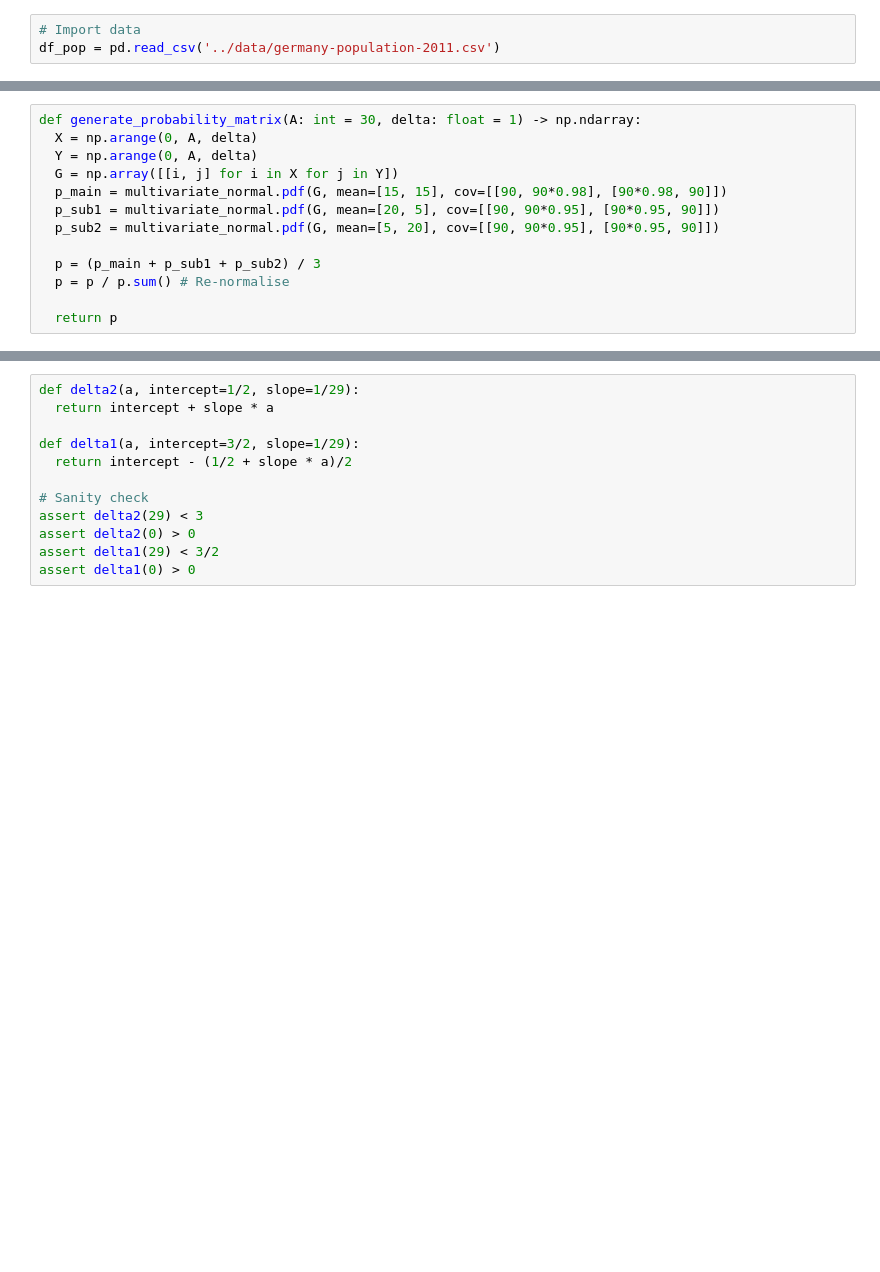
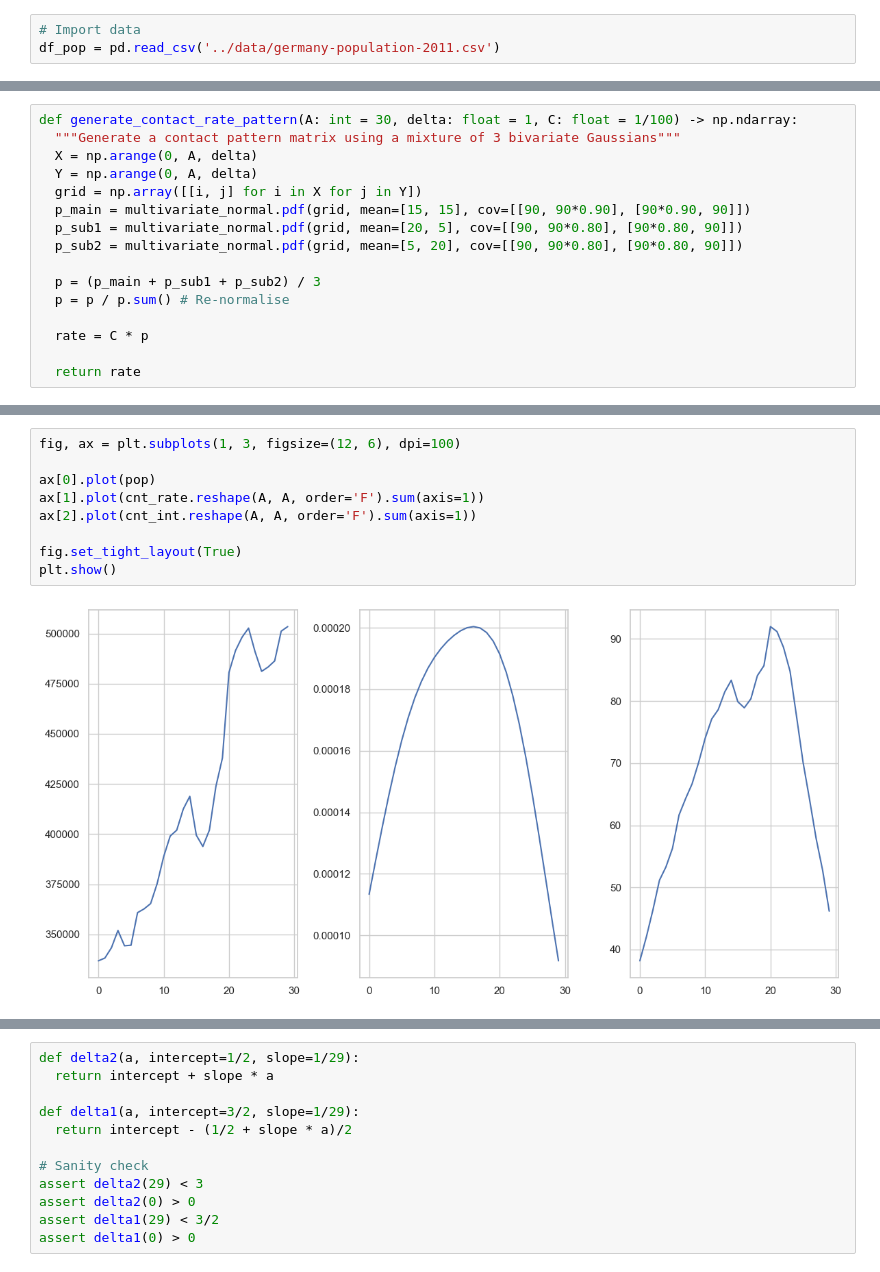
Before and after one commit to ShozenD/cntmosaic, a Jupyter notebook: notebooks/synthetic_data.ipynb, the cells around one changed output, grey strips where cells are left out. Drawn from its saved outputs; the diff is of its cells as text; blank space fills up the shorter version.

```diff
--- a/notebooks/synthetic_data.ipynb
+++ b/notebooks/synthetic_data.ipynb
@@ -18,13 +17,16 @@ x = np.array([[i, j] for i in range(N) for j in range(N)])
 # %%
-def generate_probability_matrix(A: int = 30, delta: float = 1) -> np.ndarray:
+def generate_contact_rate_pattern(A: int = 30, delta: float = 1, C: float = 1/100) -> np.ndarray:
+  """Generate a contact pattern matrix using a mixture of 3 bivariate Gaussians"""
   X = np.arange(0, A, delta)
   Y = np.arange(0, A, delta)
-  G = np.array([[i, j] for i in X for j in Y])
-  p_main = multivariate_normal.pdf(G, mean=[15, 15], cov=[[90, 90*0.98], [90*0.98, 90]])
-  p_sub1 = multivariate_normal.pdf(G, mean=[20, 5], cov=[[90, 90*0.95], [90*0.95, 90]])
-  p_sub2 = multivariate_normal.pdf(G, mean=[5, 20], cov=[[90, 90*0.95], [90*0.95, 90]])
+  grid = np.array([[i, j] for i in X for j in Y])
+  p_main = multivariate_normal.pdf(grid, mean=[15, 15], cov=[[90, 90*0.90], [90*0.90, 90]])
+  p_sub1 = multivariate_normal.pdf(grid, mean=[20, 5], cov=[[90, 90*0.80], [90*0.80, 90]])
+  p_sub2 = multivariate_normal.pdf(grid, mean=[5, 20], cov=[[90, 90*0.80], [90*0.80, 90]])
 
   p = (p_main + p_sub1 + p_sub2) / 3
   p = p / p.sum() # Re-normalise
 
-  return p
+  rate = C * p
+
+  return rate
@@ -93,0 +78,11 @@ df.to_csv('../data/sim/test.csv', index=False)
+# %%
+fig, ax = plt.subplots(1, 3, figsize=(12, 6), dpi=100)
+
+ax[0].plot(pop)
+ax[1].plot(cnt_rate.reshape(A, A, order='F').sum(axis=1))
+ax[2].plot(cnt_int.reshape(A, A, order='F').sum(axis=1))
+
+fig.set_tight_layout(True)
+plt.show()
+# %% [output]
+[figure, added]
```
Also changed, not shown: parts of 20 cells of this notebook.
